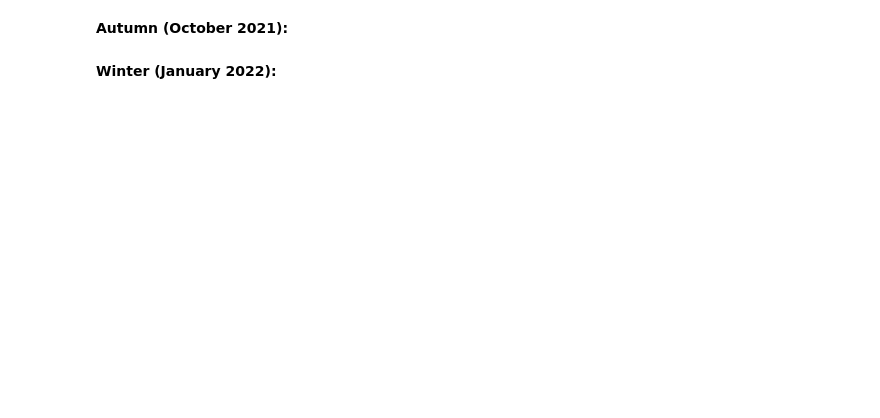
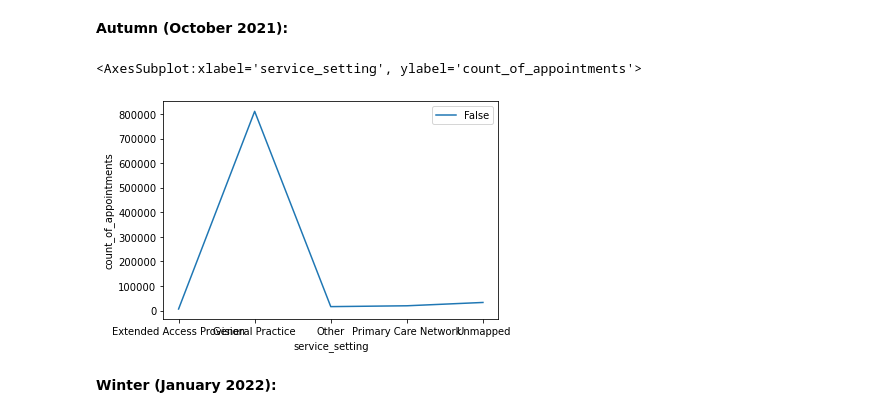
Before and after one commit to TimAyling/DA201_Assignment, a Jupyter notebook: Ayling_Timothy_DA201_Assignment_Notebook.ipynb, the cells around one changed output. Saved outputs shown, nothing was run; the diff lists cells and outputs as text; code cells hidden in the pictures; blank space fills up the shorter version.

```diff
--- a/Ayling_Timothy_DA201_Assignment_Notebook.ipynb
+++ b/Ayling_Timothy_DA201_Assignment_Notebook.ipynb
@@ -487,6 +543,10 @@ Create four visualisations indicating the number of appointments for service set
 # %%
 # Look at October 2021 in more detail to allow a closer look.
 # Create a lineplot.
+sns.lineplot(x='service_setting', y='count_of_appointments', hue='appointment_month'=='2021-10', data=nc_ss, ci=None)
+# %% [output]
+<AxesSubplot:xlabel='service_setting', ylabel='count_of_appointments'>
+[figure, added]
 # %% [markdown]
 **Winter (January 2022):**
 # %%
```
Also changed, not shown: parts of 75 cells of this notebook, 2 other files.
